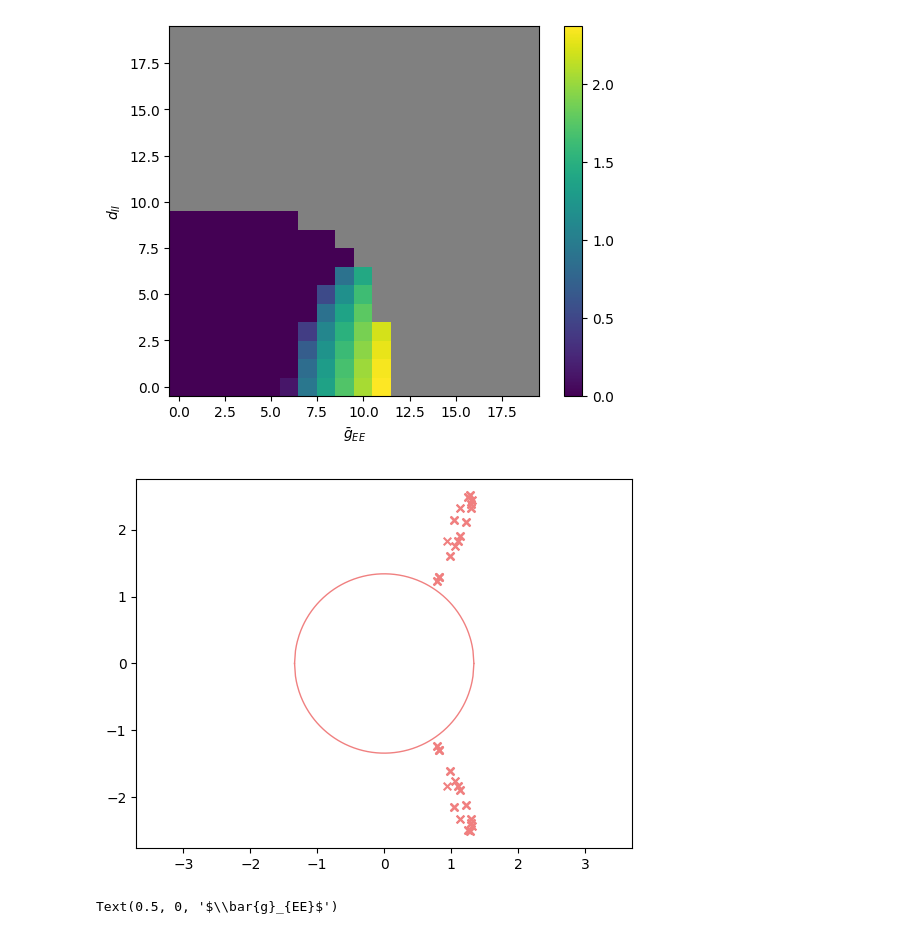
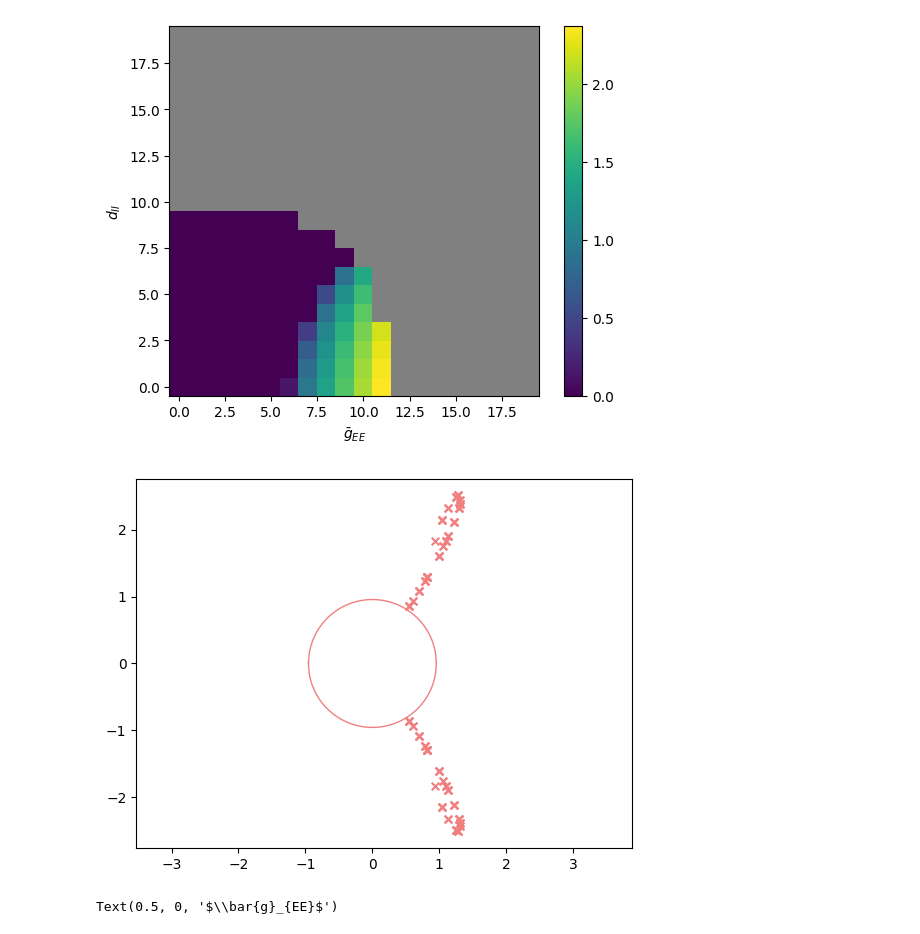
Before and after one commit to huang-yh20/spatial-linear-project, a Jupyter notebook: code/phase/try_phase.ipynb, the cells around one changed output. Drawn from its saved outputs; the diff is of its cells as text; code cells hidden in the pictures.

Commit message:
phase diag1p debug

```diff
--- a/code/phase/try_phase.ipynb
+++ b/code/phase/try_phase.ipynb
@@ -346,10 +346,10 @@ plt.xlabel(r'$\bar{g}_{EE}$')
 Text(0.5, 0, '$\\bar{g}_{EE}$')
 [figure]
 # %%
-p_net = generate_params1p_phase_alpha_wave(4)
+p_net = generate_params1p_phase_alpha_wave(30,41)
 temp_plot_pred(p_net, dim=2)
 # %% [output]
-[figure, old version]
+[figure, new version]
 # %%
 trail_num = 20
 
```
Also changed, not shown: parts of 1 cell of this notebook, 1 other file.
